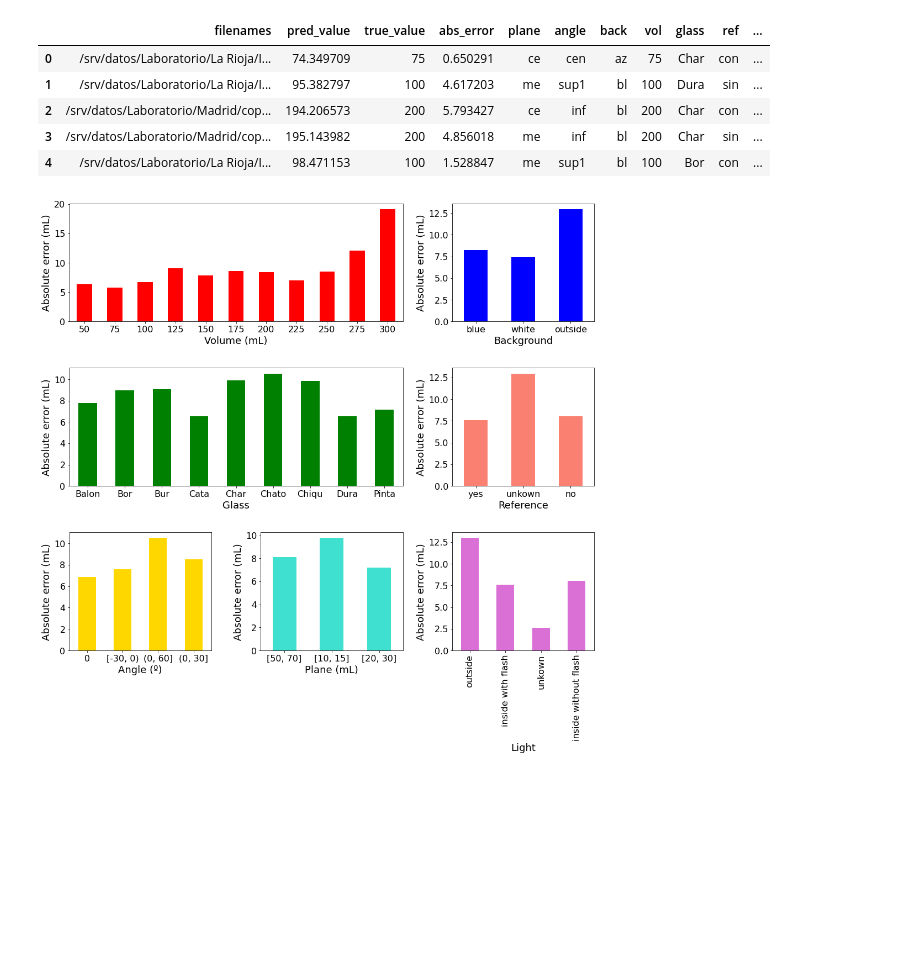
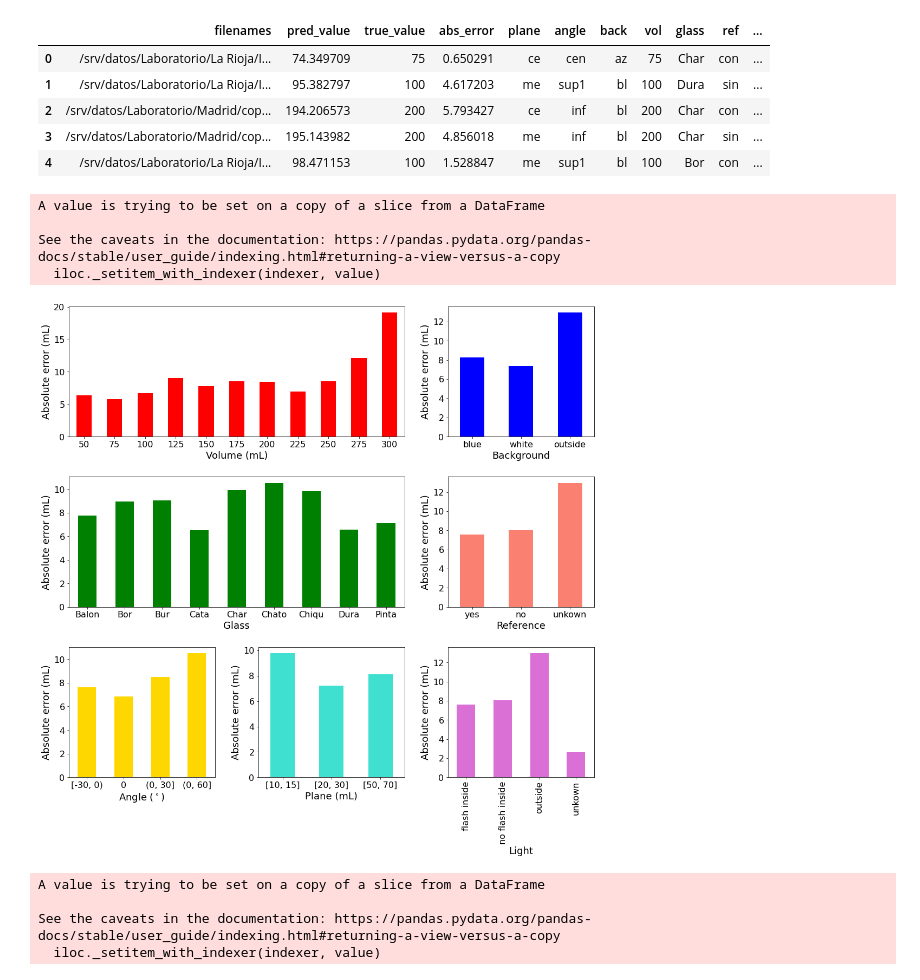
Before and after one commit to MiriamCobo/BrainGut-WineUp, a Jupyter notebook: notebooks/CopasVasosAll_AbsError.ipynb, the cells around one changed output. Saved outputs shown, nothing was run; the diff lists cells and outputs as text; code cells hidden in the pictures; blank space fills up the shorter version.

```diff
--- a/notebooks/CopasVasosAll_AbsError.ipynb
+++ b/notebooks/CopasVasosAll_AbsError.ipynb
@@ -86,6 +86,18 @@ df_angles=df_pred.groupby(['angle'], as_index=False)['abs_error'].mean()
 df_glasses=df_pred.groupby(['glass'], as_index=False)['abs_error'].mean()
 df_ref=df_pred.groupby(['ref'], as_index=False)['abs_error'].mean()
 df_light=df_pred.groupby(['light'], as_index=False)['abs_error'].mean()
+# %%
+custom_dict = {'inf': 0, 'cen': 1, 'sup1': 2, 'sup': 3}
+df_angles=df_angles.sort_values(by=['angle'], key=lambda x: x.map(custom_dict))
+
+custom_dict = {'ce': 0, 'me': 1, 'al': 2}
+df_planes=df_planes.sort_values(by=['plane'], key=lambda x: x.map(custom_dict))
+
+custom_dict = {'f': 0, 'nf': 1, 'ext': 2, 'nd': 3}
+df_light=df_light.sort_values(by=['light'], key=lambda x: x.map(custom_dict))
+
+custom_dict = {'con': 0, 'sin': 1, 'nd': 2}
+df_ref=df_ref.sort_values(by=['ref'], key=lambda x: x.map(custom_dict))
 # %%
 # rename values
 df_backs['back'].loc[(df_backs['back'] == 'nd')] = 'outside'
@@ -105,10 +117,15 @@ df_angles['angle'].loc[(df_angles['angle'] == 'sup1')] = '(0, 30]'
 df_angles['angle'].loc[(df_angles['angle'] == 'cen')] = '0'
 df_angles['angle'].loc[(df_angles['angle'] == 'inf')] = '[-30, 0)'
 
-df_light['light'].loc[(df_light['light'] == 'f')] = 'inside with flash'
-df_light['light'].loc[(df_light['light'] == 'nf')] = 'inside without flash'
+df_light['light'].loc[(df_light['light'] == 'f')] = 'flash inside'
+df_light['light'].loc[(df_light['light'] == 'nf')] = 'no flash inside'
 df_light['light'].loc[(df_light['light'] == 'ext')] = 'outside'
 df_light['light'].loc[(df_light['light'] == 'nd')] = 'unkown'
+# %% [output]
+A value is trying to be set on a copy of a slice from a DataFrame
+
+See the caveats in the documentation: https://pandas.pydata.org/pandas-docs/stable/user_guide/indexing.html#returning-a-view-versus-a-copy
+  iloc._setitem_with_indexer(indexer, value)
 # %%
 figsize = 5
 
@@ -144,37 +161,37 @@ axbig2.set_ylabel('Absolute error (mL)', fontsize=18)
 axbig2.tick_params(axis='x', rotation=0)
 axbig2.tick_params(axis='both', which='major', labelsize=16)
 
 df_ref.plot.bar(x='ref', y='abs_error', ax=axs[1,2], color=['salmon'], legend=None)
 axs[1,2].set_xlabel('Reference', fontsize=18)
 axs[1,2].set_ylabel('Absolute error (mL)', fontsize=18)
 axs[1,2].tick_params(axis='x', rotation=0)
 axs[1,2].tick_params(axis='both', which='major', labelsize=16)
 
 df_angles.plot.bar(x='angle', y='abs_error', ax=axs[2,0], color=['gold'], legend=None)
-axs[2,0].set_xlabel('Angle (º)', fontsize=18)
+axs[2,0].set_xlabel('Angle ($^\circ$)', fontsize=18)
 axs[2,0].set_ylabel('Absolute error (mL)', fontsize=18)
 axs[2,0].tick_params(axis='x', rotation=0)
 axs[2,0].tick_params(axis='both', which='major', labelsize=16)
 
 df_planes.plot.bar(x='plane', y='abs_error', ax=axs[2,1], color=['turquoise'], legend=None)
 axs[2,1].set_xlabel('Plane (mL)', fontsize=18)
 axs[2,1].set_ylabel('Absolute error (mL)', fontsize=18)
 axs[2,1].tick_params(axis='x', rotation=0)
 axs[2,1].tick_params(axis='both', which='major', labelsize=16)
 
 df_light.plot.bar(x='light', y='abs_error', ax=axs[2,2], color=['orchid'], legend=None)
 axs[2,2].set_xlabel('Light', fontsize=18)
 axs[2,2].set_ylabel('Absolute error (mL)', fontsize=18)
 axs[2,2].tick_params(axis='x', rotation=90)
 axs[2,2].tick_params(axis='both', which='major', labelsize=16)
 
 # for ax in axs:
 #    ax.tick_params(axis='both', which='major', labelsize=16)
 
-fig.tight_layout(pad=4.0)
-# plt.savefig('/srv/image-results/abs_error.pdf',bbox_inches='tight')
+fig.tight_layout(pad=3.0)
+plt.savefig('/srv/image-results/abs_error.pdf',bbox_inches='tight')
 # %% [output]
-[figure, old version]
+[figure, new version]
 # %%
 # falta ordenar el df!!!!!
 # y ponderar por el numero de imagenes de train!!!
@@ -182,0 +317,28 @@ fig.tight_layout(pad=4.0)
+# %%
+# rename values
+df_backs['back'].loc[(df_backs['back'] == 'nd')] = 'outside'
+df_backs['back'].loc[(df_backs['back'] == 'bl')] = 'white'
+df_backs['back'].loc[(df_backs['back'] == 'az')] = 'blue'
+
+df_ref['ref'].loc[(df_ref['ref'] == 'nd')] = 'unkown'
+df_ref['ref'].loc[(df_ref['ref'] == 'con')] = 'yes'
+df_ref['ref'].loc[(df_ref['ref'] == 'sin')] = 'no'
+
+df_planes['plane'].loc[(df_planes['plane'] == 'al')] = '[50, 70]'
+df_planes['plane'].loc[(df_planes['plane'] == 'me')] = '[20, 30]'
+df_planes['plane'].loc[(df_planes['plane'] == 'ce')] = '[10, 15]'
+
+df_angles['angle'].loc[(df_angles['angle'] == 'sup')] = '(0, 60]'
+df_angles['angle'].loc[(df_angles['angle'] == 'sup1')] = '(0, 30]'
+df_angles['angle'].loc[(df_angles['angle'] == 'cen')] = '0'
+df_angles['angle'].loc[(df_angles['angle'] == 'inf')] = '[-30, 0)'
+
+df_light['light'].loc[(df_light['light'] == 'f')] = 'flash inside'
+df_light['light'].loc[(df_light['light'] == 'nf')] = 'no flash inside'
+df_light['light'].loc[(df_light['light'] == 'ext')] = 'outside'
+df_light['light'].loc[(df_light['light'] == 'nd')] = 'unkown'
+# %% [output]
+A value is trying to be set on a copy of a slice from a DataFrame
+
+See the caveats in the documentation: https://pandas.pydata.org/pandas-docs/stable/user_guide/indexing.html#returning-a-view-versus-a-copy
+  iloc._setitem_with_indexer(indexer, value)
```
Also changed, not shown: parts of 9 cells of this notebook.
